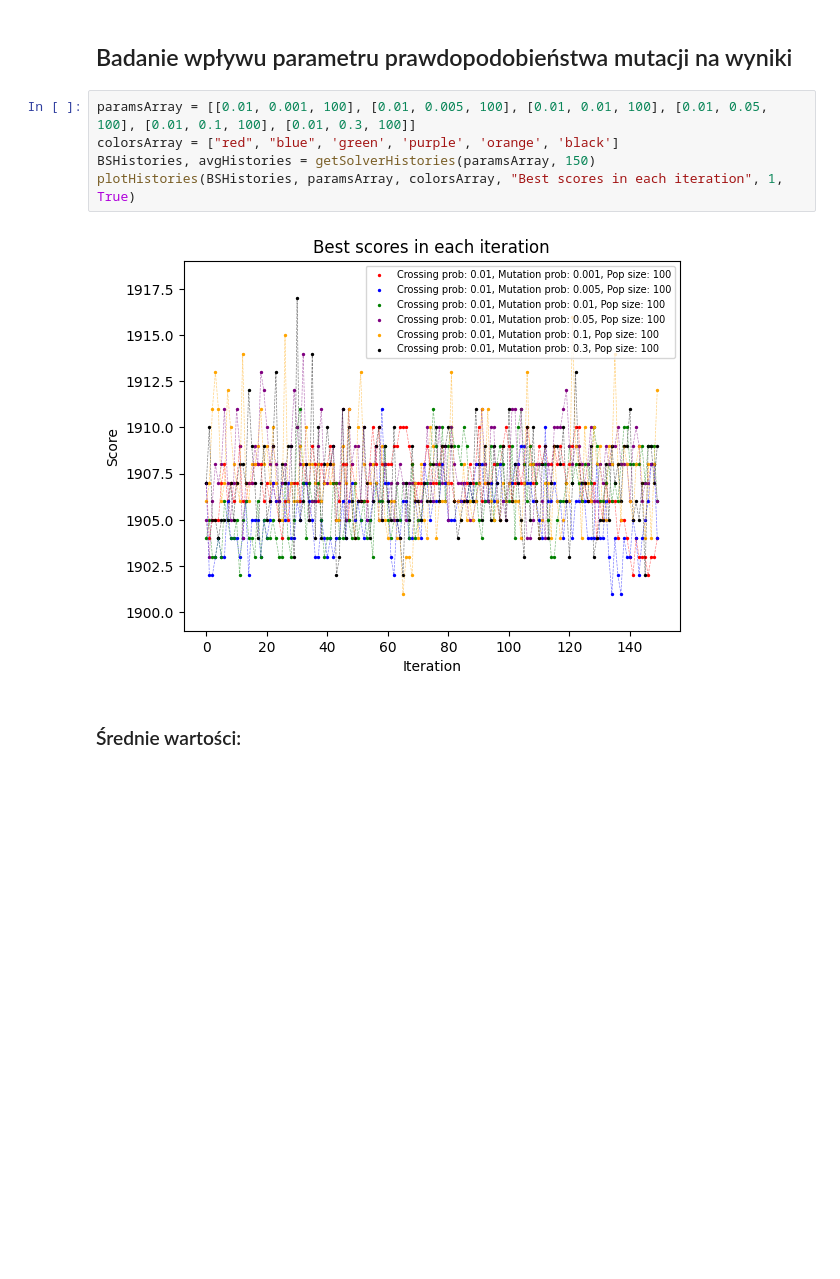
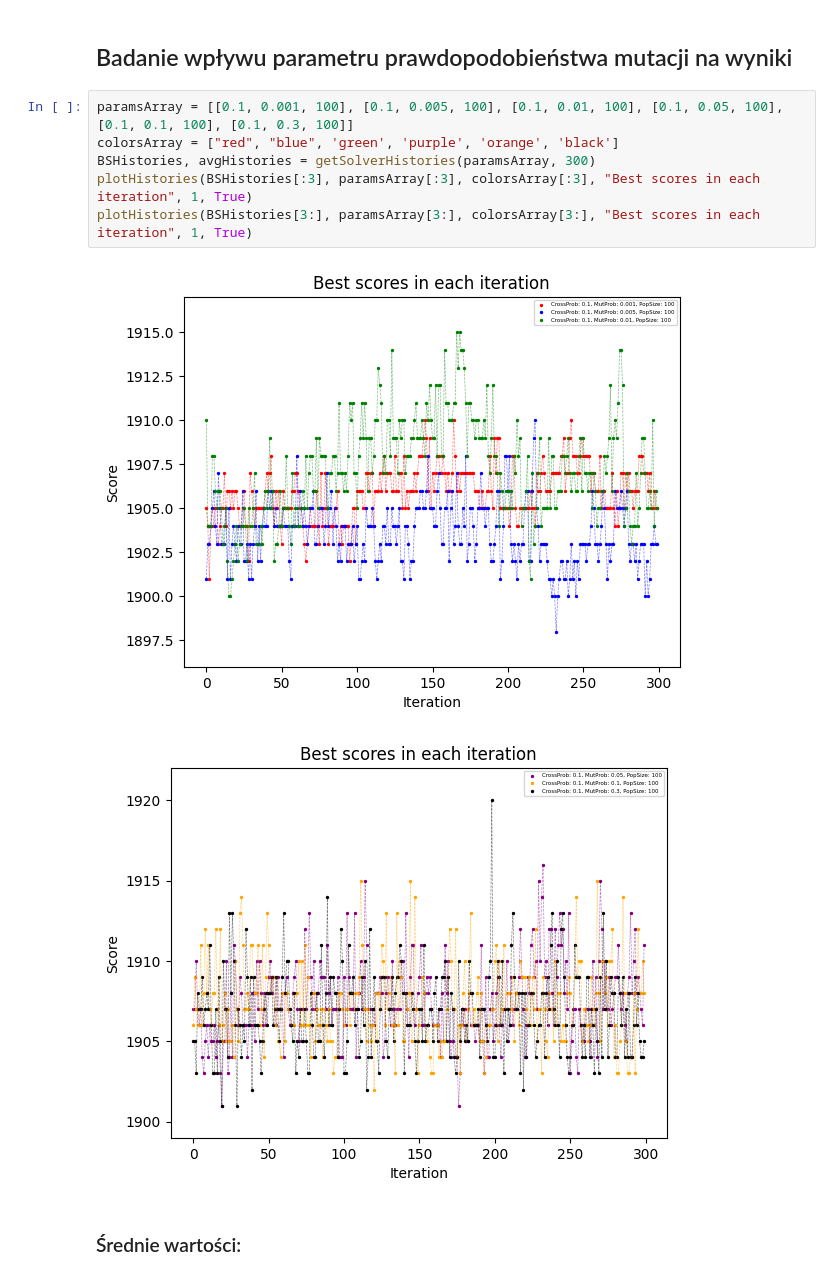
Before and after one commit to mbo009/WSI23Z, a Jupyter notebook: LAB02/raport.ipynb, the cells around one changed output. Cells and saved outputs as stored; diff of their text form; blank space fills up the shorter version.

```diff
--- a/LAB02/raport.ipynb
+++ b/LAB02/raport.ipynb
@@ -35,12 +35,14 @@ Wielkość populacji: 100 <br>
 # %% [markdown]
 ## Badanie wpływu parametru prawdopodobieństwa mutacji na wyniki
 # %%
-paramsArray = [[0.01, 0.001, 100], [0.01, 0.005, 100], [0.01, 0.01, 100], [0.01, 0.05, 100], [0.01, 0.1, 100], [0.01, 0.3, 100]]
+paramsArray = [[0.1, 0.001, 100], [0.1, 0.005, 100], [0.1, 0.01, 100], [0.1, 0.05, 100], [0.1, 0.1, 100], [0.1, 0.3, 100]]
 colorsArray = ["red", "blue", 'green', 'purple', 'orange', 'black']
-BSHistories, avgHistories = getSolverHistories(paramsArray, 150)
-plotHistories(BSHistories, paramsArray, colorsArray, "Best scores in each iteration", 1, True)
+BSHistories, avgHistories = getSolverHistories(paramsArray, 300)
+plotHistories(BSHistories[:3], paramsArray[:3], colorsArray[:3], "Best scores in each iteration", 1, True)
+plotHistories(BSHistories[3:], paramsArray[3:], colorsArray[3:], "Best scores in each iteration", 1, True)
 # %% [output]
-[figure, old version]
+[figure, new version]
+[figure, added]
 # %% [markdown]
 ### Średnie wartości:
 # %%
```
Also changed, not shown: parts of 5 cells of this notebook, 1 other file.
